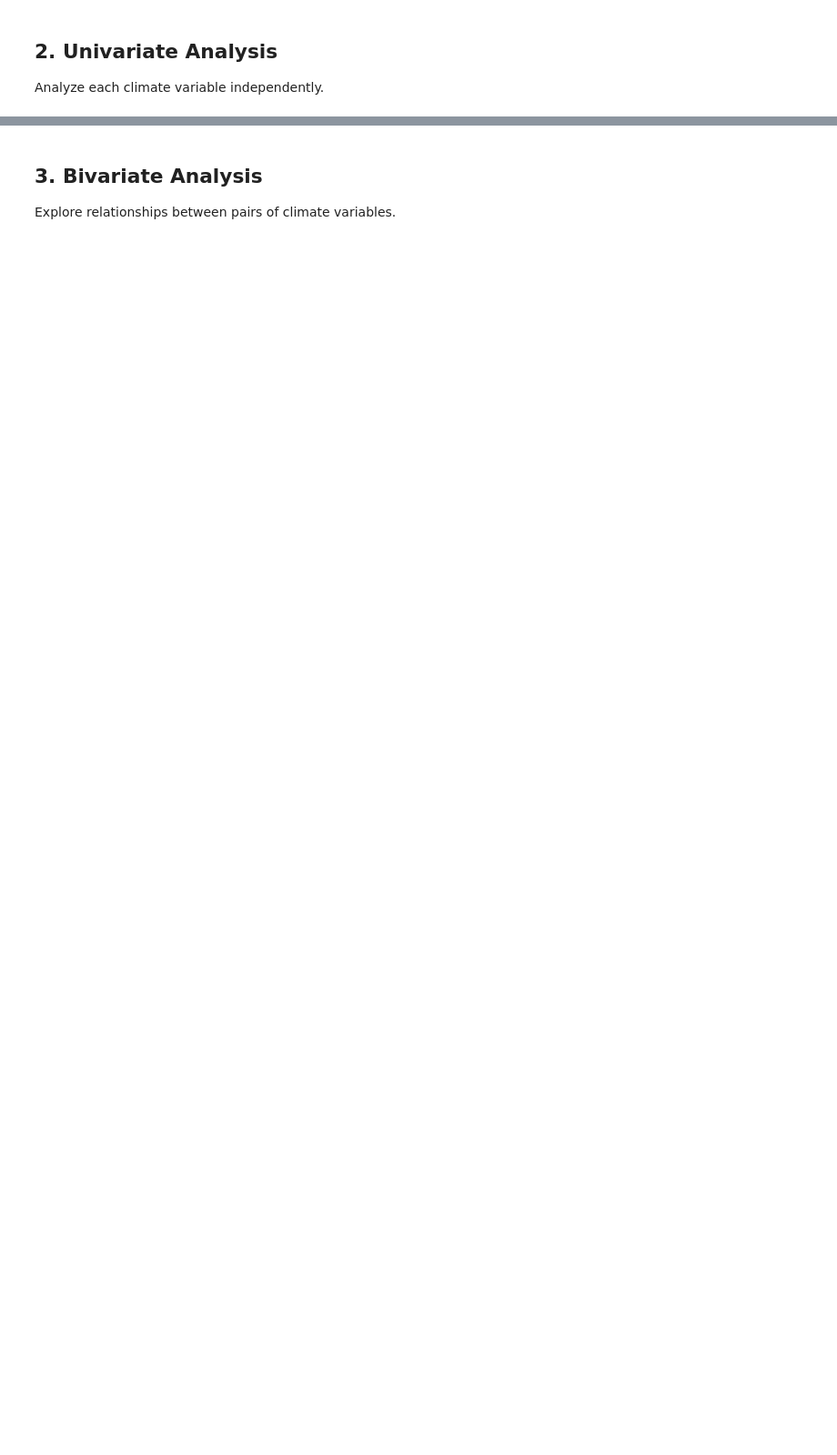
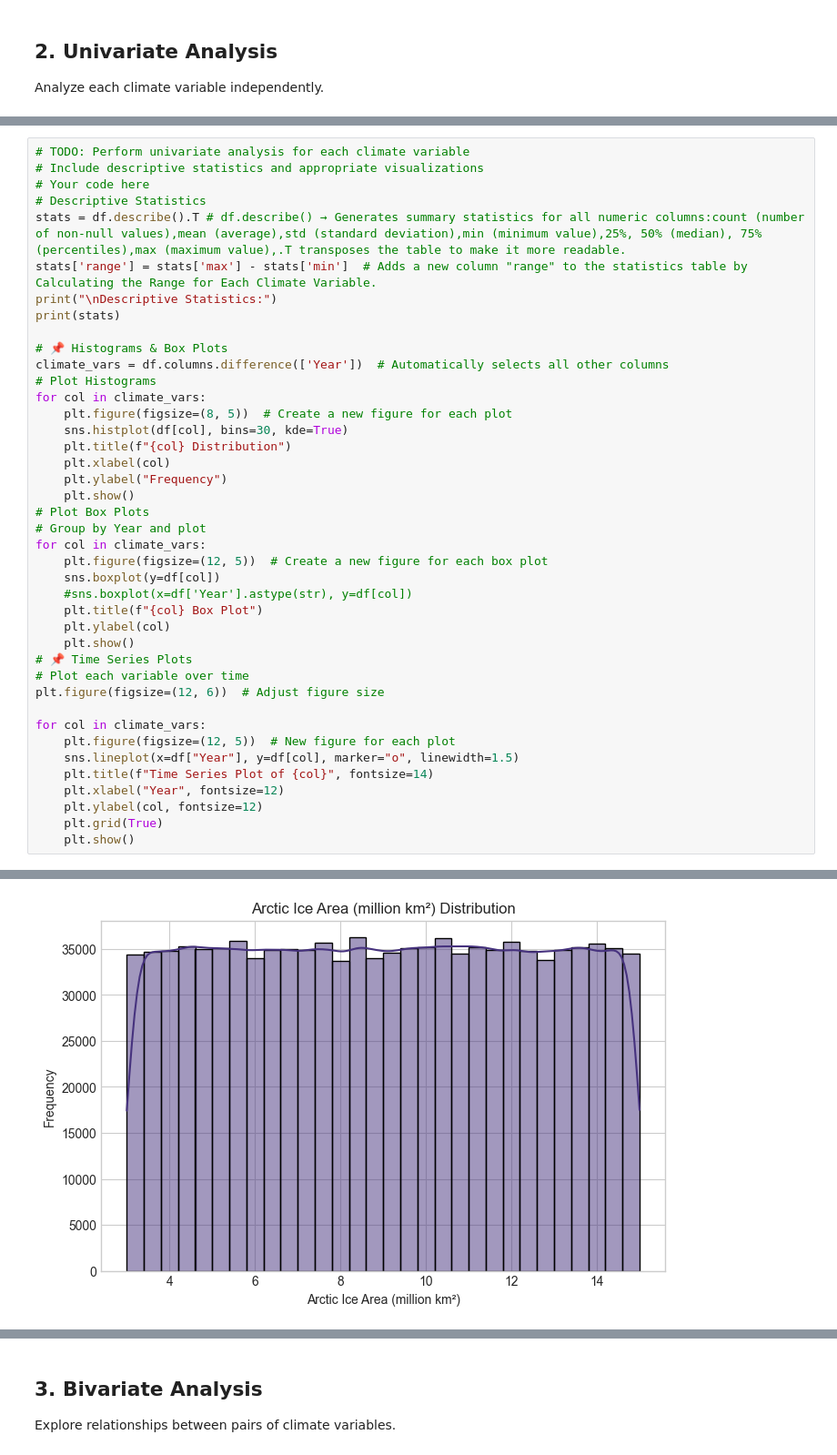
Before and after one commit to Omdena-NIC-Nepal/complete-eda-ideate, a Jupyter notebook: climate_eda.ipynb, the cells around one changed output, grey strips where cells are left out. Shown at 91% size. Drawn from its saved outputs; the diff is of its cells as text; blank space fills up the shorter version.

```diff
--- a/climate_eda.ipynb
+++ b/climate_eda.ipynb
@@ -70,0 +85,42 @@ Analyze each climate variable independently.
+# %%
+# TODO: Perform univariate analysis for each climate variable
+# Include descriptive statistics and appropriate visualizations
+# Your code here
+# Descriptive Statistics
+stats = df.describe().T # df.describe() → Generates summary statistics for all numeric columns:count (number of non-null values),mean (average),std (standard deviation),min (minimum value),25%, 50% (median), 75% (percentiles),max (maximum value),.T transposes the table to make it more readable.
+stats['range'] = stats['max'] - stats['min']  # Adds a new column "range" to the statistics table by Calculating the Range for Each Climate Variable.
+print("\nDescriptive Statistics:")
+print(stats)
+
+# 📌 Histograms & Box Plots
+climate_vars = df.columns.difference(['Year'])  # Automatically selects all other columns
+# Plot Histograms
+for col in climate_vars:
+    plt.figure(figsize=(8, 5))  # Create a new figure for each plot
+    sns.histplot(df[col], bins=30, kde=True)
+    plt.title(f"{col} Distribution")
+    plt.xlabel(col)
+    plt.ylabel("Frequency")
+    plt.show()
+# Plot Box Plots
+# Group by Year and plot
+for col in climate_vars:
+    plt.figure(figsize=(12, 5))  # Create a new figure for each box plot
+    sns.boxplot(y=df[col])
+    #sns.boxplot(x=df['Year'].astype(str), y=df[col])
+    plt.title(f"{col} Box Plot")
+    plt.ylabel(col)
+    plt.show()
+# 📌 Time Series Plots
+# Plot each variable over time
+plt.figure(figsize=(12, 6))  # Adjust figure size
+
+for col in climate_vars:
+    plt.figure(figsize=(12, 5))  # New figure for each plot
+    sns.lineplot(x=df["Year"], y=df[col], marker="o", linewidth=1.5)
+    plt.title(f"Time Series Plot of {col}", fontsize=14)
+    plt.xlabel("Year", fontsize=12)
+    plt.ylabel(col, fontsize=12)
+    plt.grid(True)
+    plt.show()
+# %% [output]
@@ -70,0 +145 @@ Analyze each climate variable independently.
+[figure, added]
```
Also changed, not shown: parts of 12 cells of this notebook.
